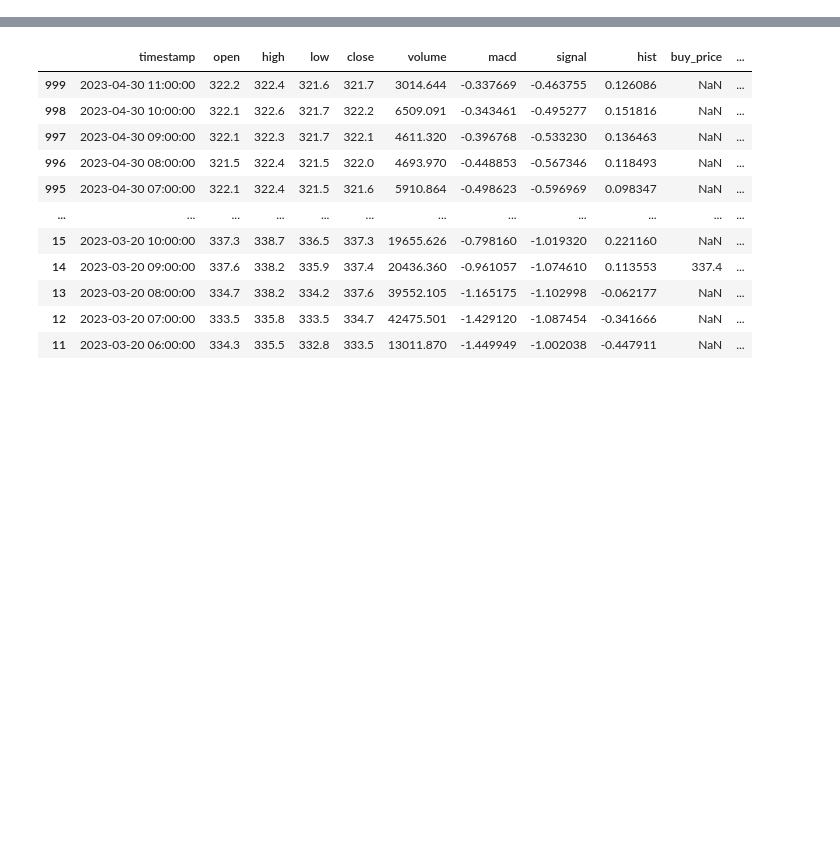
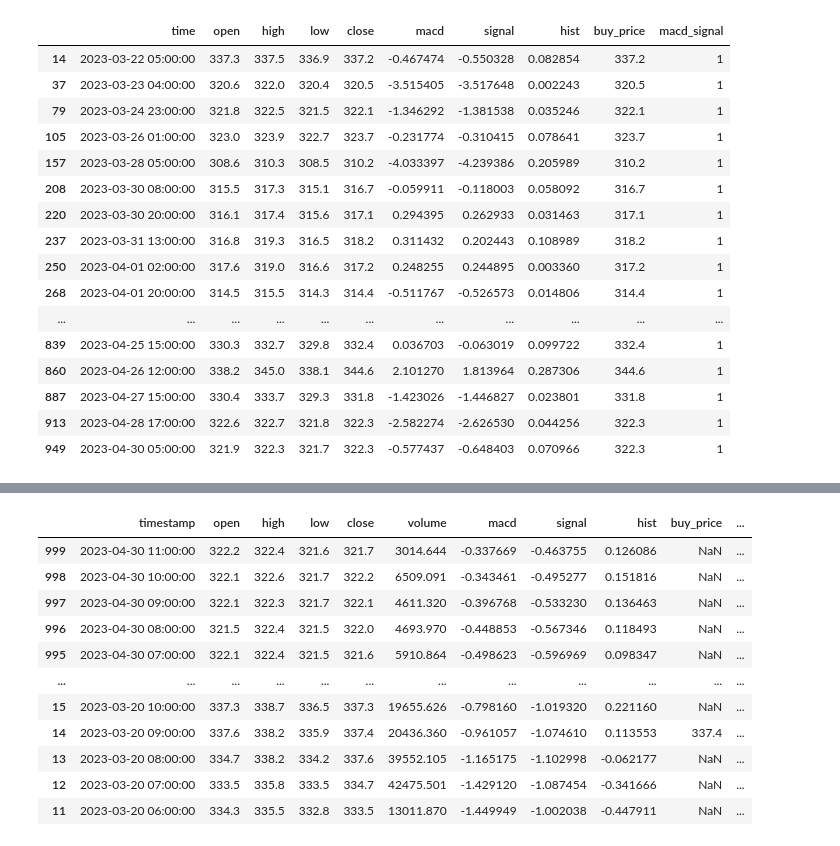
Before and after one commit to Islom-Radjapov/Python-Binance, a Jupyter notebook: Backtest.ipynb, the cells around one changed output, grey strips where cells are left out. Drawn from its saved outputs; the diff is of its cells as text; code cells hidden in the pictures; blank space fills up the shorter version.

```diff
--- a/Backtest.ipynb
+++ b/Backtest.ipynb
@@ -122,6 +89,4 @@ def implement_macd_strategy(prices, data):
 # %%
 df = get_data('BNBUSDT')
-# signal = get_signal(df)
-# signal[signal['macd_signal'] == 1]
-# sig = implement_macd_strategy(df['close'], df)
-# sig
+signal = get_signal(df)
+all = pd.concat([df, signal], join = 'inner', axis = 1)
@@ -158,0 +93,20 @@ Time
+# %%
+all[all['macd_signal'] ==1]
+# %% [output]
+|  | time | open | high | low | close | macd | signal | hist | buy_price | macd_signal |
+| 14 | 2023-03-22 05:00:00 | 337.3 | 337.5 | 336.9 | 337.2 | -0.467474 | -0.550328 | 0.082854 | 337.2 | 1 |
+| 37 | 2023-03-23 04:00:00 | 320.6 | 322.0 | 320.4 | 320.5 | -3.515405 | -3.517648 | 0.002243 | 320.5 | 1 |
+| 79 | 2023-03-24 23:00:00 | 321.8 | 322.5 | 321.5 | 322.1 | -1.346292 | -1.381538 | 0.035246 | 322.1 | 1 |
+| 105 | 2023-03-26 01:00:00 | 323.0 | 323.9 | 322.7 | 323.7 | -0.231774 | -0.310415 | 0.078641 | 323.7 | 1 |
+| 157 | 2023-03-28 05:00:00 | 308.6 | 310.3 | 308.5 | 310.2 | -4.033397 | -4.239386 | 0.205989 | 310.2 | 1 |
+| 208 | 2023-03-30 08:00:00 | 315.5 | 317.3 | 315.1 | 316.7 | -0.059911 | -0.118003 | 0.058092 | 316.7 | 1 |
+| 220 | 2023-03-30 20:00:00 | 316.1 | 317.4 | 315.6 | 317.1 | 0.294395 | 0.262933 | 0.031463 | 317.1 | 1 |
+| 237 | 2023-03-31 13:00:00 | 316.8 | 319.3 | 316.5 | 318.2 | 0.311432 | 0.202443 | 0.108989 | 318.2 | 1 |
+| 250 | 2023-04-01 02:00:00 | 317.6 | 319.0 | 316.6 | 317.2 | 0.248255 | 0.244895 | 0.003360 | 317.2 | 1 |
+| 268 | 2023-04-01 20:00:00 | 314.5 | 315.5 | 314.3 | 314.4 | -0.511767 | -0.526573 | 0.014806 | 314.4 | 1 |
+| ... | ... | ... | ... | ... | ... | ... | ... | ... | ... | ... |
+| 839 | 2023-04-25 15:00:00 | 330.3 | 332.7 | 329.8 | 332.4 | 0.036703 | -0.063019 | 0.099722 | 332.4 | 1 |
+| 860 | 2023-04-26 12:00:00 | 338.2 | 345.0 | 338.1 | 344.6 | 2.101270 | 1.813964 | 0.287306 | 344.6 | 1 |
+| 887 | 2023-04-27 15:00:00 | 330.4 | 333.7 | 329.3 | 331.8 | -1.423026 | -1.446827 | 0.023801 | 331.8 | 1 |
+| 913 | 2023-04-28 17:00:00 | 322.6 | 322.7 | 321.8 | 322.3 | -2.582274 | -2.626530 | 0.044256 | 322.3 | 1 |
+| 949 | 2023-04-30 05:00:00 | 321.9 | 322.3 | 321.7 | 322.3 | -0.577437 | -0.648403 | 0.070966 | 322.3 | 1 |
```
Also changed, not shown: parts of 10 cells of this notebook.
